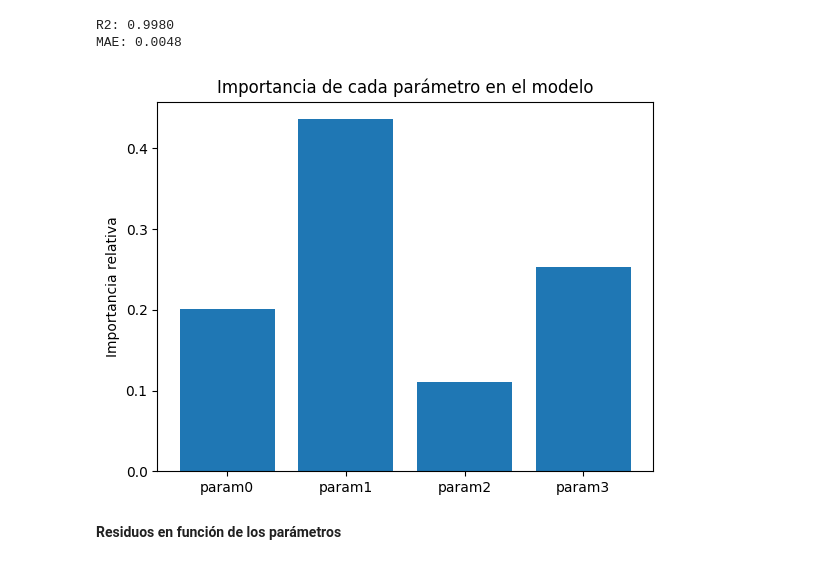
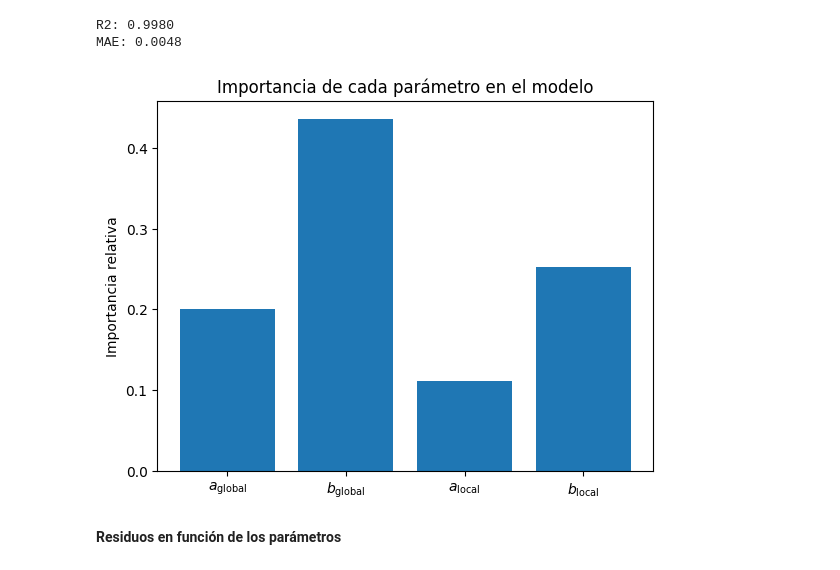
Before and after one commit to AitorArribas/TFM_Aitor_Arribas, a Jupyter notebook: Estudio gridsearch/analisis_gridsearch.ipynb, the cells around one changed output. Saved outputs shown, nothing was run; the diff lists cells and outputs as text; code cells hidden in the pictures.

```diff
--- a/Estudio gridsearch/analisis_gridsearch.ipynb
+++ b/Estudio gridsearch/analisis_gridsearch.ipynb
@@ -331,15 +321,15 @@ MAE: 0.0048
 # %%
 import matplotlib.pyplot as plt
 
 importances = rf.feature_importances_
 params = X.columns
 
-plt.bar(params, importances)
+plt.bar([nombres[i] for i in params], importances)
 plt.title("Importancia de cada parámetro en el modelo")
 plt.ylabel("Importancia relativa")
 plt.show()
 # %% [output]
-[figure, old version]
+[figure, new version]
 # %% [markdown]
 **Residuos en función de los parámetros**
 # %%
```
Also changed, not shown: parts of 14 cells of this notebook, 7 other files.
